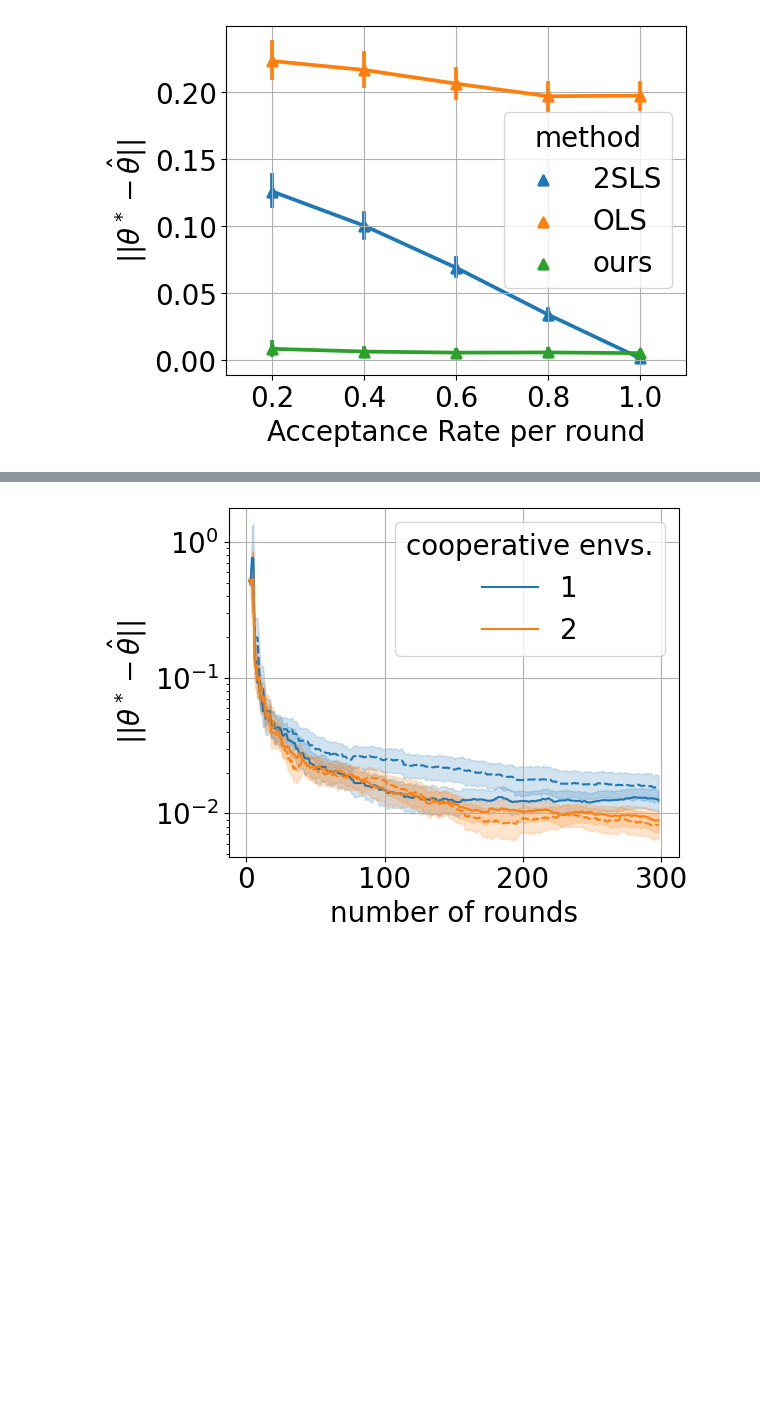
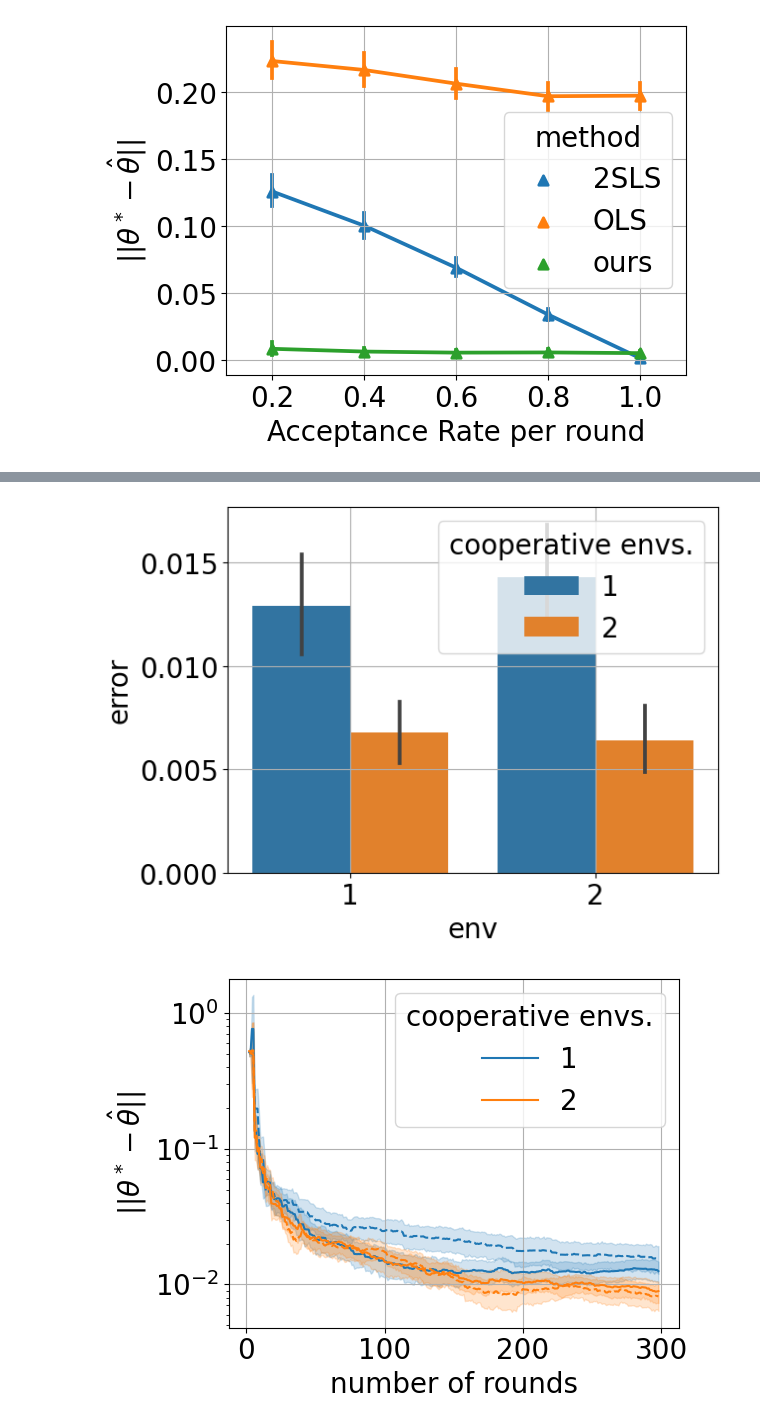
Before and after one commit to muneebaadil/strategic-instrumental-variable-regression, a Jupyter notebook: experiments.ipynb, the cells around one changed output, grey strips where cells are left out. Saved outputs shown, nothing was run; the diff lists cells and outputs as text; code cells hidden in the pictures; blank space fills up the shorter version.

```diff
--- a/experiments.ipynb
+++ b/experiments.ipynb
@@ -345,3 +385,9 @@ dflong
+# %%
+fig,ax=plt.subplots()
+sns.barplot(data=dflong, x='env', y='error', hue='cooperative envs.')
+ax.grid()
+# %% [output]
+[figure, added]
 # %%
 fig,ax=plt.subplots()
 
```
Also changed, not shown: parts of 5 cells of this notebook.
